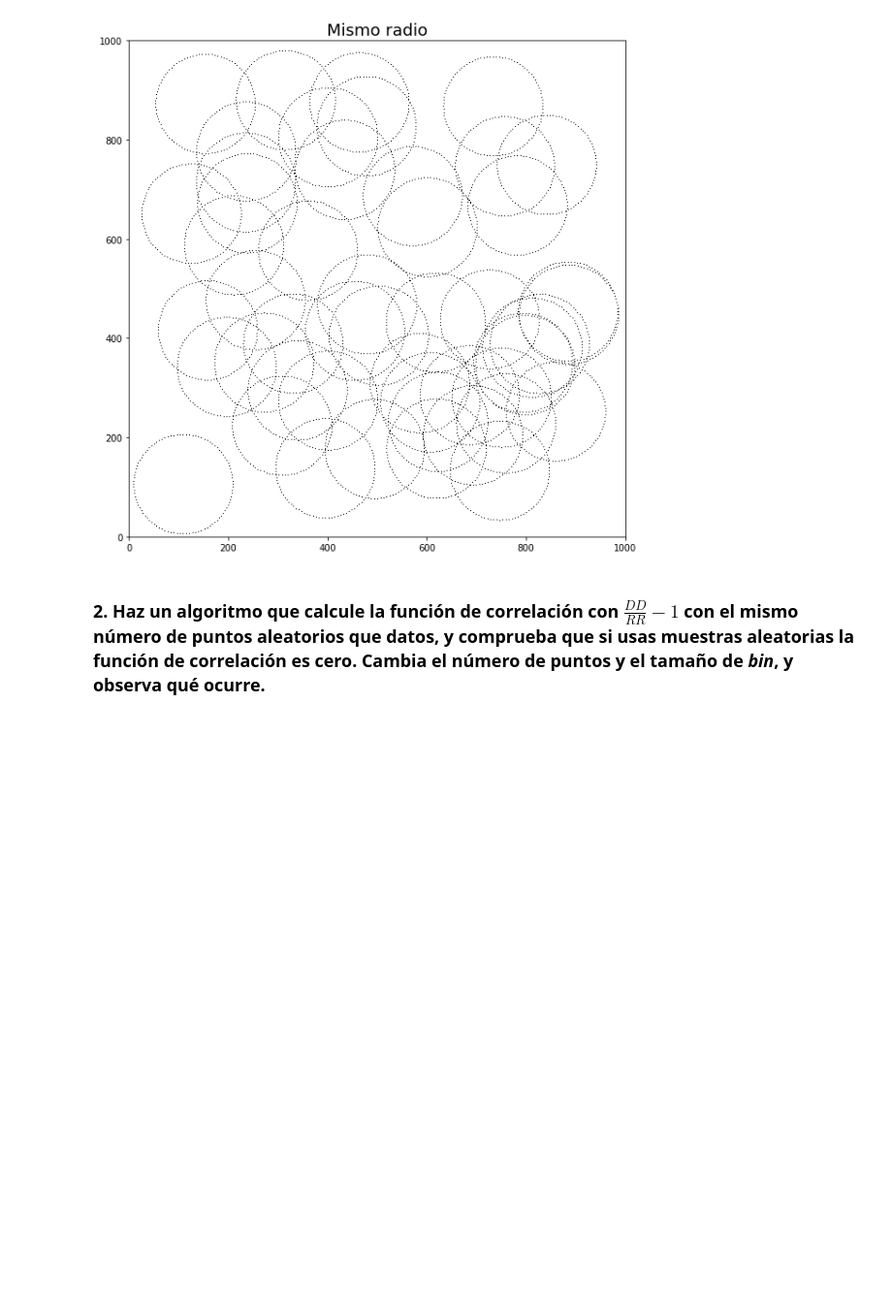
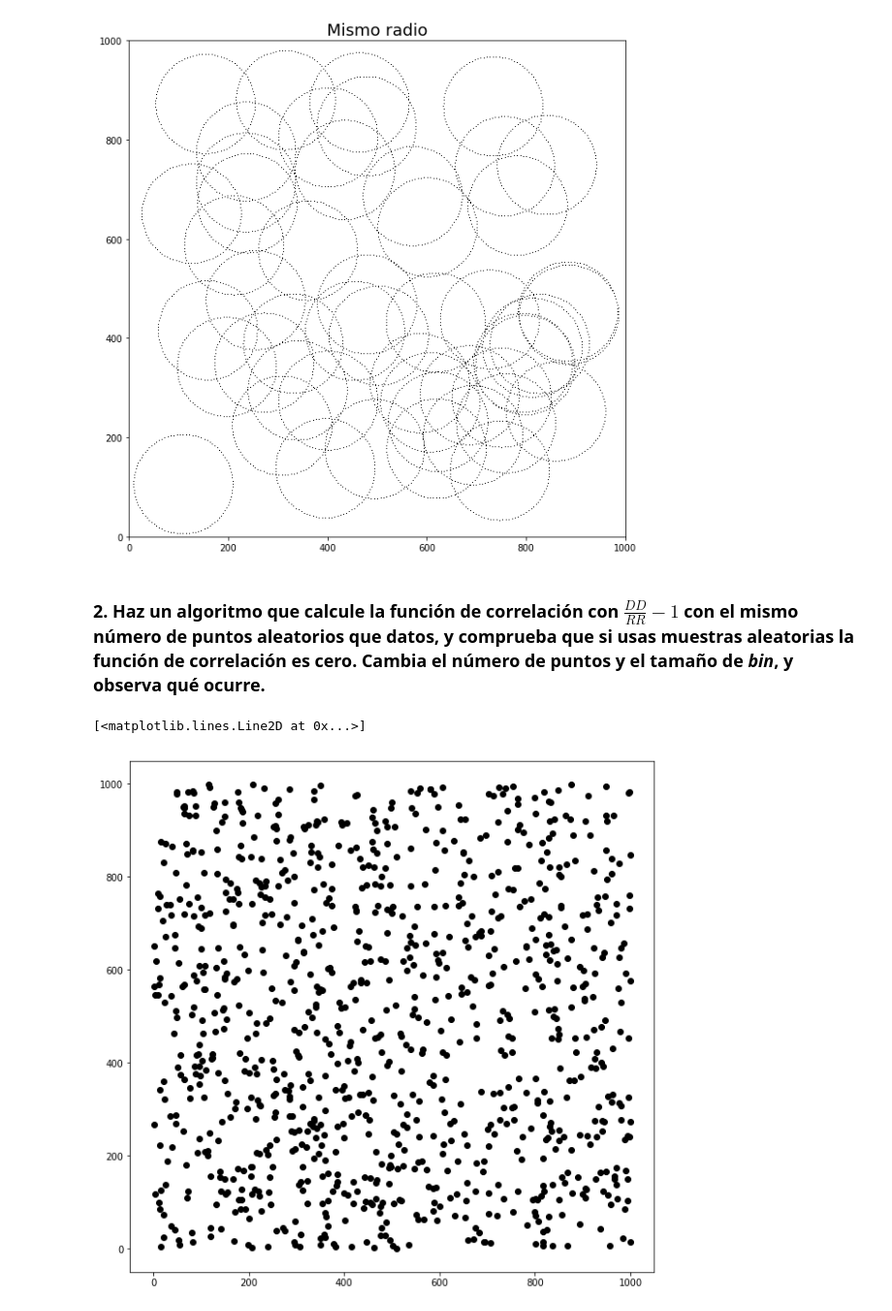
Before and after one commit to CosmoStats/cosmostats2018-Pagutri, a Jupyter notebook: 2daParte/Ejercicio2/ejercicios_2.ipynb, the cells around one changed output. Shown: that part at 97% size. Drawn from its saved outputs; the diff is of its cells as text; code cells hidden in the pictures; blank space fills up the shorter version.

```diff
--- a/2daParte/Ejercicio2/ejercicios_2.ipynb
+++ b/2daParte/Ejercicio2/ejercicios_2.ipynb
@@ -188,4 +190,21 @@ Text(0.5,1,'Mismo radio')
 [figure]
 # %% [markdown]
 ### 2. Haz un algoritmo que calcule la función de correlación con $\frac{DD}{RR} - 1$ con el mismo número de puntos aleatorios que datos, y comprueba que si usas muestras aleatorias la función de correlación es cero. Cambia el número de puntos y el tamaño de *bin*, y observa qué ocurre.
+# %%
+def create_rand_dist(box_size, n_points):
+    X = []
+    Y = []
+
+    for i in range(n_points):
+        X.append(box_size * random.random())
+        Y.append(box_size * random.random())
+
+    return X, Y
+# %%
+# Veamos qué tan aleatorio luce
+x_rand, y_rand = create_rand_dist(1000.0, 1000)
+plt.plot(x_rand, y_rand, 'ko')
+# %% [output]
+[<matplotlib.lines.Line2D at 0x...>]
+[figure, added]
 # %%
```
Also changed, not shown: parts of 3 cells of this notebook, 1 other file.
